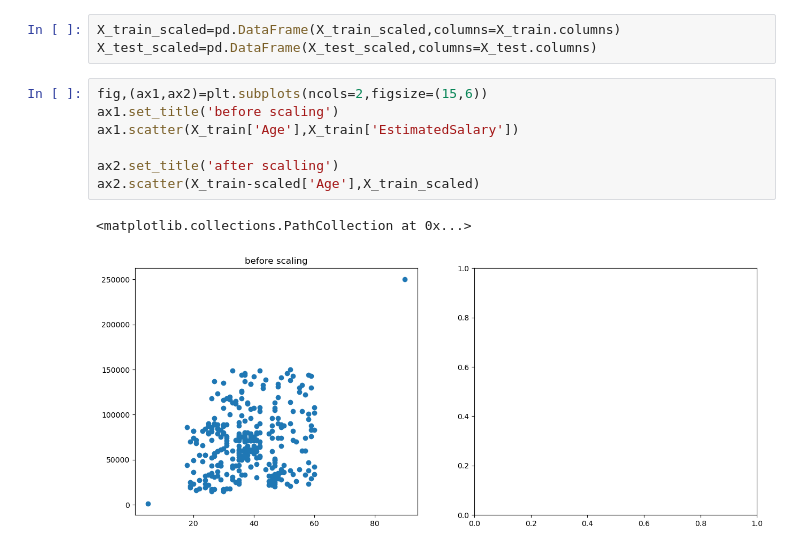
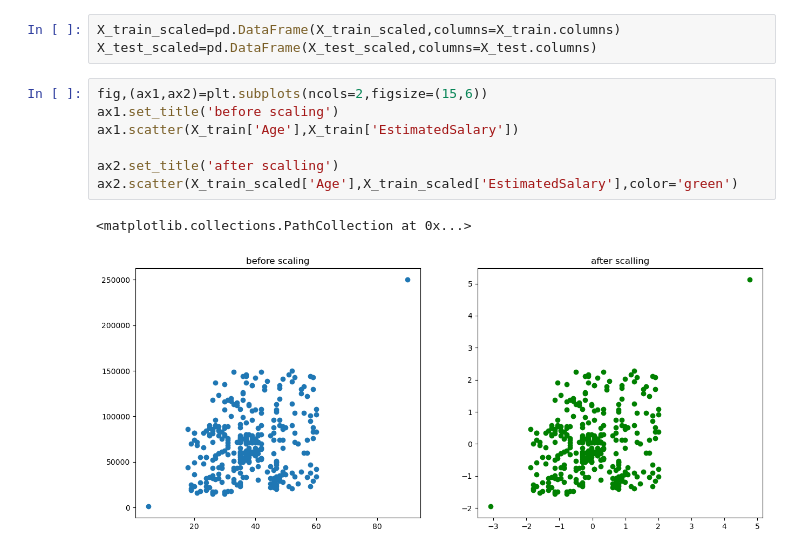
Before and after one commit to rosangithub/ML, a Jupyter notebook: feature-engineering/standardization.ipynb, the cells around one changed output. Cells and saved outputs as stored; diff of their text form.

```diff
--- a/feature-engineering/standardization.ipynb
+++ b/feature-engineering/standardization.ipynb
@@ -313,10 +313,10 @@ X_test_scaled=pd.DataFrame(X_test_scaled,columns=X_test.columns)
 # %%
 fig,(ax1,ax2)=plt.subplots(ncols=2,figsize=(15,6))
 ax1.set_title('before scaling')
 ax1.scatter(X_train['Age'],X_train['EstimatedSalary'])
 
 ax2.set_title('after scalling')
-ax2.scatter(X_train-scaled['Age'],X_train_scaled)
+ax2.scatter(X_train_scaled['Age'],X_train_scaled['EstimatedSalary'],color='green')
 # %% [output]
 <matplotlib.collections.PathCollection at 0x...>
-[figure, old version]
+[figure, new version]
```
Also changed, not shown: 3 other files.
